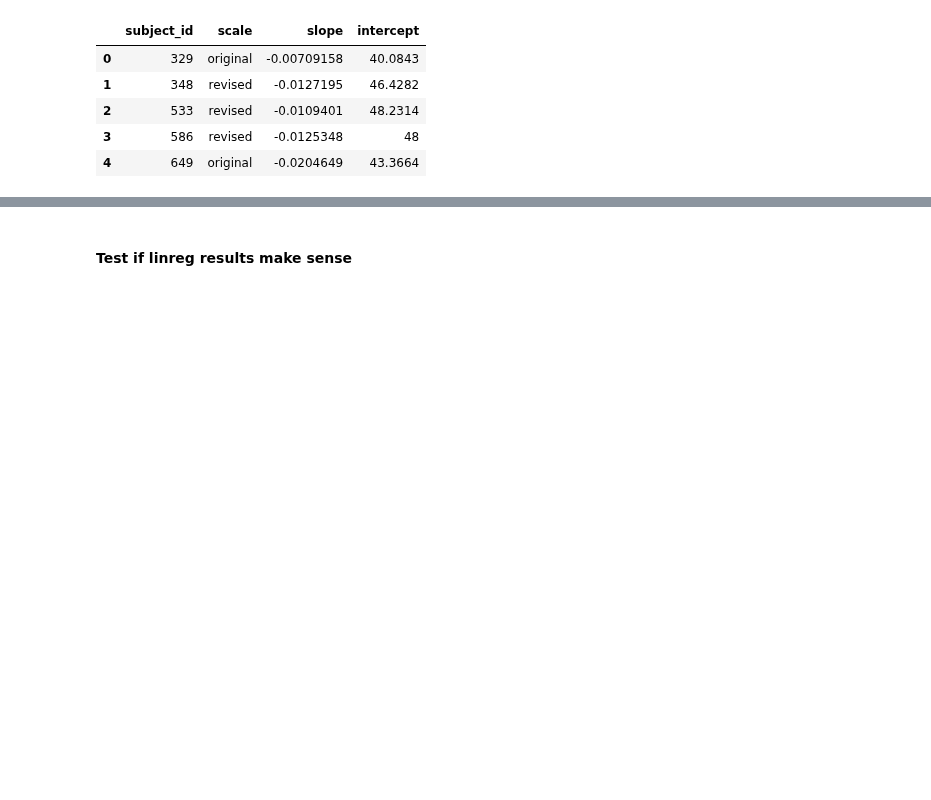
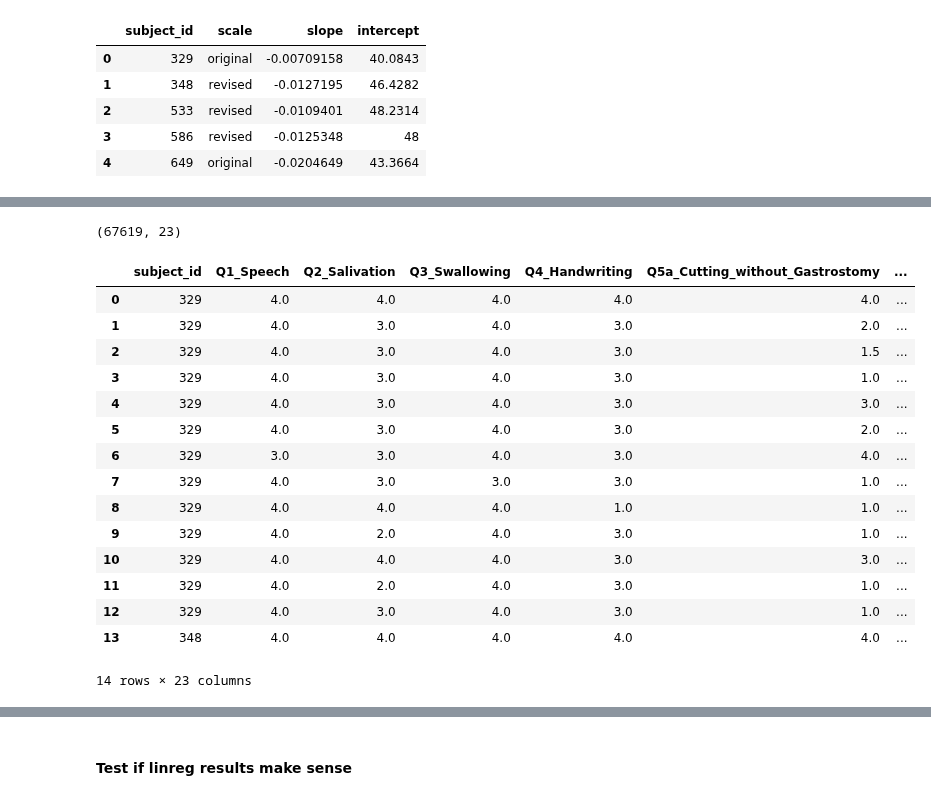
Before and after one commit to ttompk/als, a Jupyter notebook: question.ipynb, the cells around one changed output, grey strips where cells are left out. Drawn from its saved outputs; the diff is of its cells as text; code cells hidden in the pictures; blank space fills up the shorter version.

```diff
--- a/question.ipynb
+++ b/question.ipynb
@@ -334,0 +352,5 @@ linreg.to_csv(filename, index=False)
+# %%
+# add death date
+death=pd.read_csv("clean_data/death_date.csv")
+print(death.shape)
+death.head()
@@ -334,0 +365,23 @@ linreg.to_csv(filename, index=False)
+# %%
+scale_do = scale_onset.merge(death, how="left", on='subject_id')
+# %%
+print(scale_do.shape)
+scale_do.head(14)
+# %% [output]
+(67619, 23)
+|  | subject_id | Q1_Speech | Q2_Salivation | Q3_Swallowing | Q4_Handwriting | Q5a_Cutting_without_Gastrostomy | ... |
+| 0 | 329 | 4.0 | 4.0 | 4.0 | 4.0 | 4.0 | ... |
+| 1 | 329 | 4.0 | 3.0 | 4.0 | 3.0 | 2.0 | ... |
+| 2 | 329 | 4.0 | 3.0 | 4.0 | 3.0 | 1.5 | ... |
+| 3 | 329 | 4.0 | 3.0 | 4.0 | 3.0 | 1.0 | ... |
+| 4 | 329 | 4.0 | 3.0 | 4.0 | 3.0 | 3.0 | ... |
+| 5 | 329 | 4.0 | 3.0 | 4.0 | 3.0 | 2.0 | ... |
+| 6 | 329 | 3.0 | 3.0 | 4.0 | 3.0 | 4.0 | ... |
+| 7 | 329 | 4.0 | 3.0 | 3.0 | 3.0 | 1.0 | ... |
+| 8 | 329 | 4.0 | 4.0 | 4.0 | 1.0 | 1.0 | ... |
+| 9 | 329 | 4.0 | 2.0 | 4.0 | 3.0 | 1.0 | ... |
+| 10 | 329 | 4.0 | 4.0 | 4.0 | 3.0 | 3.0 | ... |
+| 11 | 329 | 4.0 | 2.0 | 4.0 | 3.0 | 1.0 | ... |
+| 12 | 329 | 4.0 | 3.0 | 4.0 | 3.0 | 1.0 | ... |
+| 13 | 348 | 4.0 | 4.0 | 4.0 | 4.0 | 4.0 | ... |
+14 rows × 23 columns
```
Also changed, not shown: parts of 27 cells of this notebook, 3 other files.
